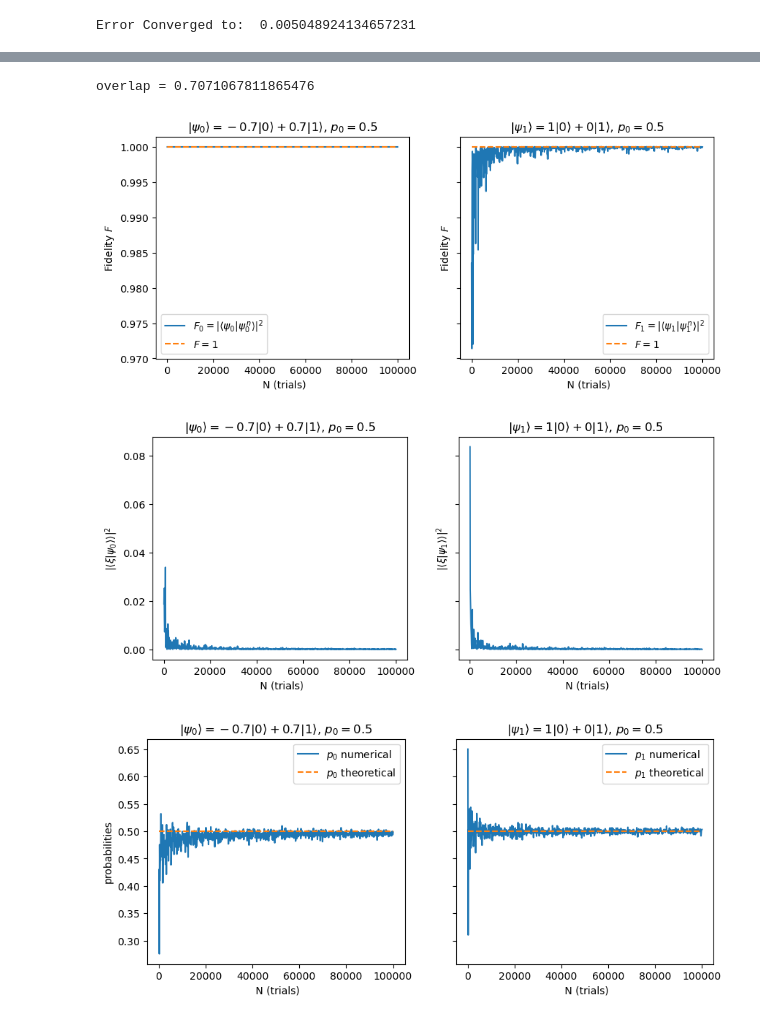
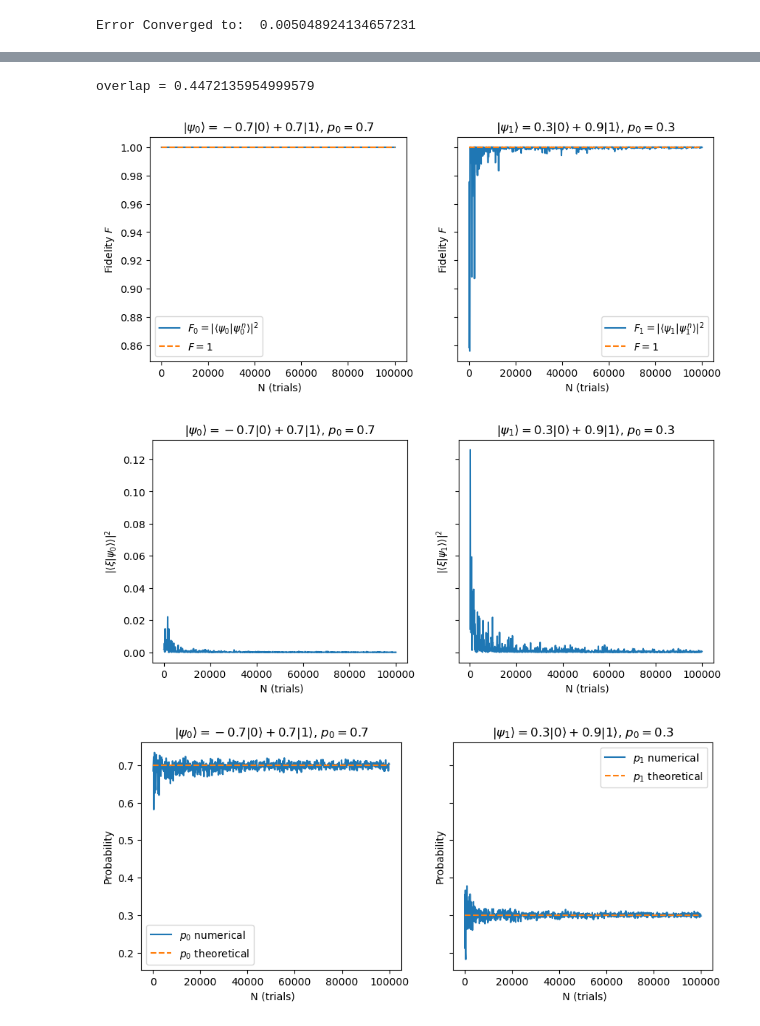
Before and after one commit to ofeypolv/povm, a Jupyter notebook: Pair_Discrimination_Camilla.ipynb, the cells around one changed output, grey strips where cells are left out. Cells and saved outputs as stored; diff of their text form; code cells hidden in the pictures.

```diff
--- a/Pair_Discrimination_Camilla.ipynb
+++ b/Pair_Discrimination_Camilla.ipynb
@@ -139,7 +139,7 @@ def solve_quadratic(a, b, c):
 
     return sol1, sol2
 
-def experiment_fid(N, coeff, priors, POVM_elts, M_inv, thresh):
+def experiment_fid(N, coeff, priors, POVM_elts, M_inv):
     initial_states = Creating_states(Abstract=False, coeff = coeff)     # Creating the two states with these coefficients
     psi0 = initial_states[0]
     psi1 = initial_states[1]    # created the states to be discriminated
@@ -599,7 +641,6 @@ overlap = 1.0000000000000002
 # %%
-coeff = [-(0.5)**(.5),(0.5)**(.5),1,0]
-#coeff = [-(0.5)**(.5),(0.5)**(.5),(0.1)**(.5),(0.9)**(.5)]
-priors = [.5,.5]
+coeff = [-(0.5)**(.5),(0.5)**(.5),(0.1)**(.5),(0.9)**(.5)]
+priors = [.7,.3]
 trials = [100*(i+1) for i in range(1000)]
 
 initial_states = Creating_states(Abstract=False, coeff = coeff)     # Creating the two states with these coefficients
@@ -610,11 +651,11 @@ print(f'overlap = {scalar}')
 
 
 pfid  = [1 for i in trials]    # perfect fidelity of 1
-output_f = [experiment_fid(i,coeff,priors,POVM_elts, M_inv, 0.1)[0] for i in tqdm(trials)]
-output_x = [experiment_fid(i,coeff,priors,POVM_elts, M_inv, 0.1)[1] for i in tqdm(trials)]
-output_c = [experiment_fid(i,coeff,priors,POVM_elts, M_inv, 0.1)[2] for i in tqdm(trials)]
-output_psi = [experiment_fid(i,coeff,priors,POVM_elts, M_inv, 0.1)[3] for i in tqdm(trials)]
-output_p = [experiment_fid(i,coeff,priors,POVM_elts, M_inv, 0.1)[4] for i in tqdm(trials)]
+output_f = [experiment_fid(i,coeff,priors,POVM_elts, M_inv)[0] for i in tqdm(trials)]
+output_x = [experiment_fid(i,coeff,priors,POVM_elts, M_inv)[1] for i in tqdm(trials)]
+output_c = [experiment_fid(i,coeff,priors,POVM_elts, M_inv)[2] for i in tqdm(trials)]
+output_psi = [experiment_fid(i,coeff,priors,POVM_elts, M_inv)[3] for i in tqdm(trials)]
+output_p = [experiment_fid(i,coeff,priors,POVM_elts, M_inv)[4] for i in tqdm(trials)]
 outputf = list(map(list, zip(*output_f))) # transpose of output_f
 outputx = list(map(list, zip(*output_x))) # transpose of output_x
 outputc = list(map(list, zip(*output_c))) # transpose of output_c
@@ -643,35 +684,36 @@ fig_b, (ax1b, ax2b) = plt.subplots(1,2, figsize=(10,4), sharey=True)
 ax1b.plot(trials, outputx[0], label=r'$|\langle \xi|\psi_0\rangle\rangle|^2$')
 #ax1b.plot(trials , pfid, "--", label=r'$F=1$')
 ax1b.set_xlabel(' N (trials)')
 ax1b.set_ylabel(r'$|\langle \xi|\psi_0\rangle\rangle|^2$')
 ax1b.set_title(r'$|\psi_0\rangle ={}|0\rangle+{}|1\rangle $, $p_0={}$'.format(round(coeff[0],1), round(coeff[1],1), priors[0]))
 #ax1b.legend(loc='best')
 
 ax2b.plot(trials, outputx[1], label=r'$|\langle \xi|\psi_1\rangle\rangle|^2$')
 #ax2b.plot(trials , pfid, "--", label=r'$F=1$')
 ax2b.set_xlabel(' N (trials)')
 ax2b.set_ylabel(r'$|\langle \xi|\psi_1\rangle\rangle|^2$')
 ax2b.set_title(r'$|\psi_1\rangle ={}|0\rangle+{}|1\rangle $, $p_0={}$'.format(round(coeff[2],1), round(coeff[3],1), priors[1]))
 #ax2b.legend(loc='best')
 
 p0trials  = [priors[0] for i in trials]
 p1trials  = [priors[1] for i in trials]
 fig_c, (ax1c, ax2c) = plt.subplots(1,2, figsize=(10,4), sharey=True)
 ax1c.plot(trials, outputp[0], label=r'$p_{0}$ numerical')
 ax1c.plot(trials, p0trials, '--', label=r'$p_{0}$ theoretical')
 ax2c.plot(trials, outputp[1], label=r'$p_{1}$ numerical')
 ax2c.plot(trials, p1trials, '--', label=r'$p_{1}$ theoretical')
 ax1c.set_xlabel(' N (trials)')
 ax2c.set_xlabel(' N (trials)')
-ax1c.set_ylabel(r'probabilities')
+ax1c.set_ylabel(r'Probability')
+ax2c.set_ylabel(r'Probability')
 ax1c.legend(loc='best')
 ax2c.legend(loc='best')
 ax1c.set_title(r'$|\psi_0\rangle ={}|0\rangle+{}|1\rangle $, $p_0={}$'.format(round(coeff[0],1), round(coeff[1],1), priors[0]))
 ax2c.set_title(r'$|\psi_1\rangle ={}|0\rangle+{}|1\rangle $, $p_0={}$'.format(round(coeff[2],1), round(coeff[3],1), priors[1]))
 
 plt.show()
 # %% [output]
-overlap = 0.7071067811865476
+overlap = 0.4472135954999579
-[figure, old version]
+[figure, new version]
-[figure, old version]
+[figure, new version]
-[figure, old version]
+[figure, new version]
```
Also changed, not shown: parts of 5 cells of this notebook.
